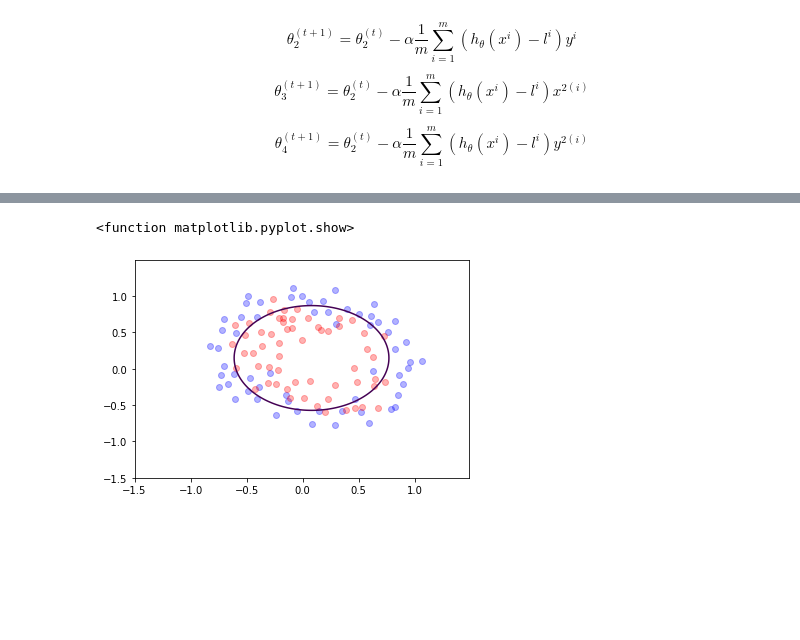
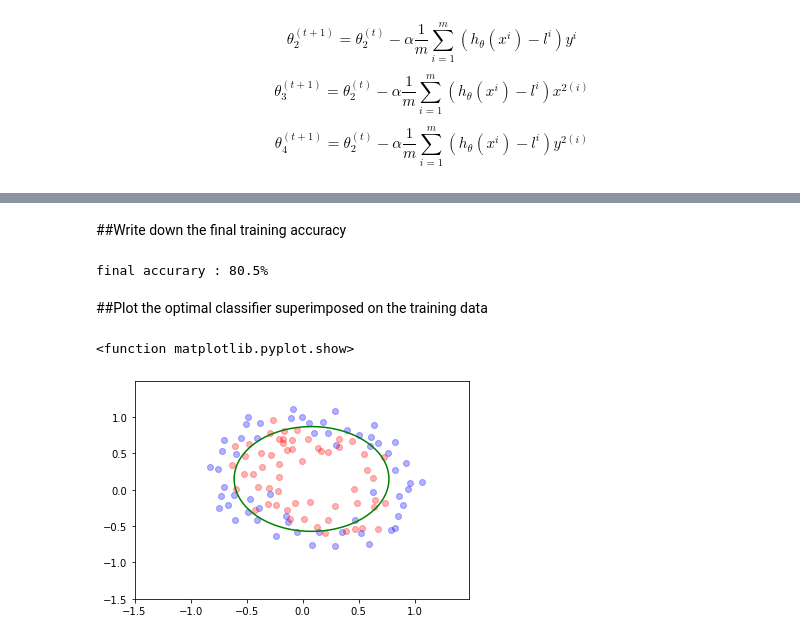
Before and after one commit to pithesun/machine_learning_cl, a Jupyter notebook: non_lg_reg_bi_class.ipynb, the cells around one changed output, grey strips where cells are left out. Cells and saved outputs as stored; diff of their text form; code cells hidden in the pictures; blank space fills up the shorter version.

Commit message:
add the training accuracy(iteration) and result

```diff
--- a/non_lg_reg_bi_class.ipynb
+++ b/non_lg_reg_bi_class.ipynb
@@ -85,6 +82,32 @@ def J(theta0, theta1, theta2,theta3, theta4, x, y):
   cost =  (1/len(label))*np.sum((-label)*(np.array([np.log(h) for h in H ]))
   - (1 - label)*np.array([np.log(1-h) for h in H]))
   return cost
+
+x = pointX
+y = pointY
+
+"""
+ 원의 조건
+ theta3의 부호와 theta4의 부호가 같다
+"""
+
+def cal_accuracy(th0, th1, th2, th3, th4, x, y):
+  ## prediction
+  if th3 * th4 < 0 :
+    print("원 아님")
+  if th3 > 0 and th4 > 0:
+    h_labels = [1 if x <= 0 else 0 for x in boundary(th0, th1, th2, th3, th4, x, y) ]
+  else :
+    h_labels = [0 if x <= 0 else 1 for x in boundary(th0, th1, th2, th3, th4, x, y) ]
+
+  ## check if the prediction is correct
+  count = 0
+  for real, hypo in zip(label, h_labels):
+    if real == hypo:
+      count = count + 1
+
+  accuracy = count/len(h_labels)
+  return accuracy
 # %% [markdown]
 ## Gradient Descent
 
@@ -128,23 +151,25 @@ th3 = 1
 th4 = 1
 a = 0.1
 
-itr = np.arange(50000)+1
+itr = np.arange(25000)+1
 list_th0 = []
 list_th1 = []
 list_th2 = []
 list_th3 = []
 list_th4 = []
 list_J = []
-
+list_accuracy=[]
 for iteration in itr:
 
     cost = J(th0, th1, th2,th3, th4, x, y)
+    accuracy = cal_accuracy(th0, th1, th2, th3, th4, x,y)
     list_th0.append(th0)
     list_th1.append(th1)
     list_th2.append(th2)
     list_th3.append(th3)
     list_th4.append(th4)
     list_J.append(cost)
+    list_accuracy.append(accuracy)
 
     temp0 = th0 - a *(1/len(label))*np.sum((hypo(th0, th1, th2, th3, th4,x, y)-label))
     temp1 = th1 - a *(1/len(label))*np.sum((hypo(th0, th1, th2, th3, th4,x, y)-label)*(x))
@@ -158,8 +183,9 @@ for iteration in itr:
     th3 = temp3
     th4 = temp4
 
-    print("iteration : ", iteration)
-    print("cost : ", cost)
-    print("theta0 : ", th0, "theta1 : ", th1, "theta2 : ",
-          th2, "theta3 : ", th3, "theta4 : ", th4)
+    #print(accuracy)
+    #print("iteration : ", iteration)
+    #print("cost : ", cost)
+    #print("theta0 : ", th0, "theta1 : ", th1, "theta2 : ",
+         # th2, "theta3 : ", th3, "theta4 : ", th4)
 # %% [output]
@@ -232,14 +251,20 @@ print(th0, th1, th2, th3, th4)
+# %% [markdown]
+##Write down the final training accuracy
+# %%
+print("final accurary : {}%".format(round(accuracy, 3)*100))
+# %% [output]
+final accurary : 80.5%
+# %% [markdown]
+##Plot the optimal classifier superimposed on the training data
 # %%
-## classifier (118,118)=> 2 dimension
-
 ax_x = np.arange(-1.5,1.5, 0.01)
 ax_y = np.arange(-1.5,1.5, 0.01)
 x_g, y_g = np.meshgrid(ax_x, ax_y)
-plt.contour(x_g, y_g, boundary(th0, th1, th2, th3, th4, x_g, y_g), [0])
+plt.contour(x_g, y_g, boundary(th0, th1, th2, th3, th4, x_g, y_g), [0], colors = 'green')
 plt.scatter(pointX0, pointY0, alpha=0.3, c='b')
 plt.scatter(pointX1, pointY1, alpha=0.3, c='r')
 
 plt.show
 # %% [output]
 <function matplotlib.pyplot.show>
-[figure, old version]
+[figure, new version]
```
Also changed, not shown: parts of 16 cells of this notebook.
